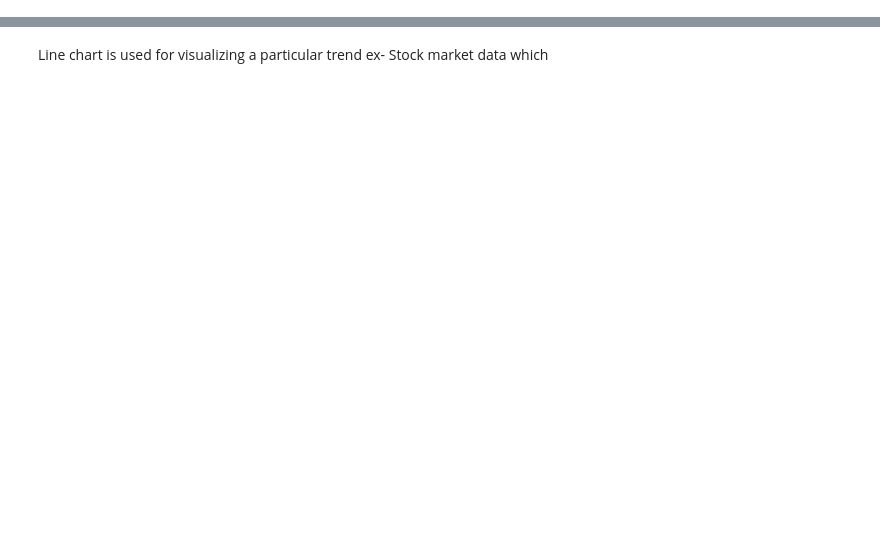
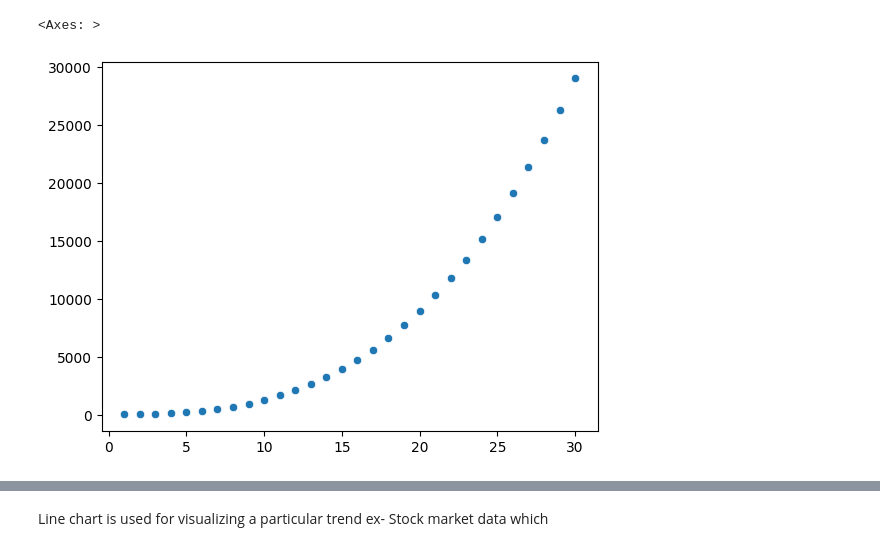
Before and after one commit to AayushParab44/Advanced_Statistics, a Jupyter notebook: Day9_lineplot_hist_scatter_boxplot.ipynb, the cells around one changed output, grey strips where cells are left out. Cells and saved outputs as stored; diff of their text form; code cells hidden in the pictures; blank space fills up the shorter version.

```diff
--- a/Day9_lineplot_hist_scatter_boxplot.ipynb
+++ b/Day9_lineplot_hist_scatter_boxplot.ipynb
@@ -28,3 +31,8 @@ print(y_points)
+# %%
+sns.scatterplot(x=x_points,y=y_points)
+# %% [output]
+<Axes: >
+[figure, added]
 # %%
 #y=mx+c
 # y=3x+4
```
Also changed, not shown: parts of 21 cells of this notebook, 7 other files.
